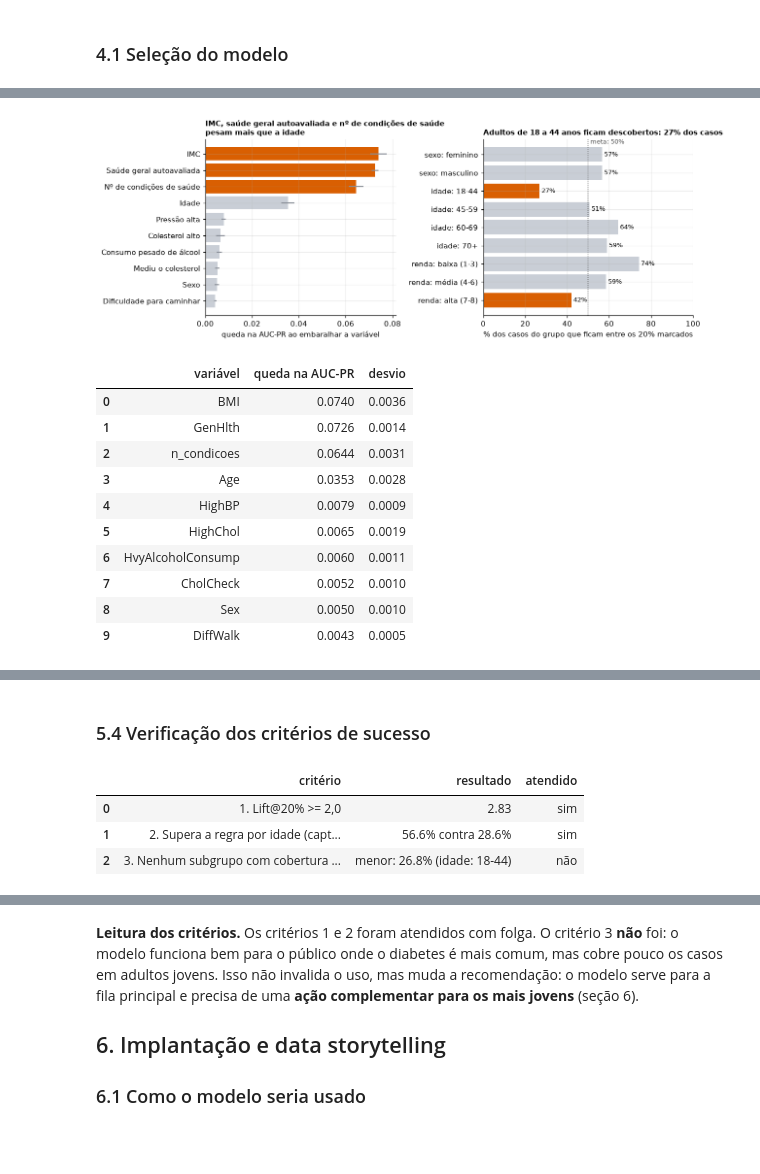
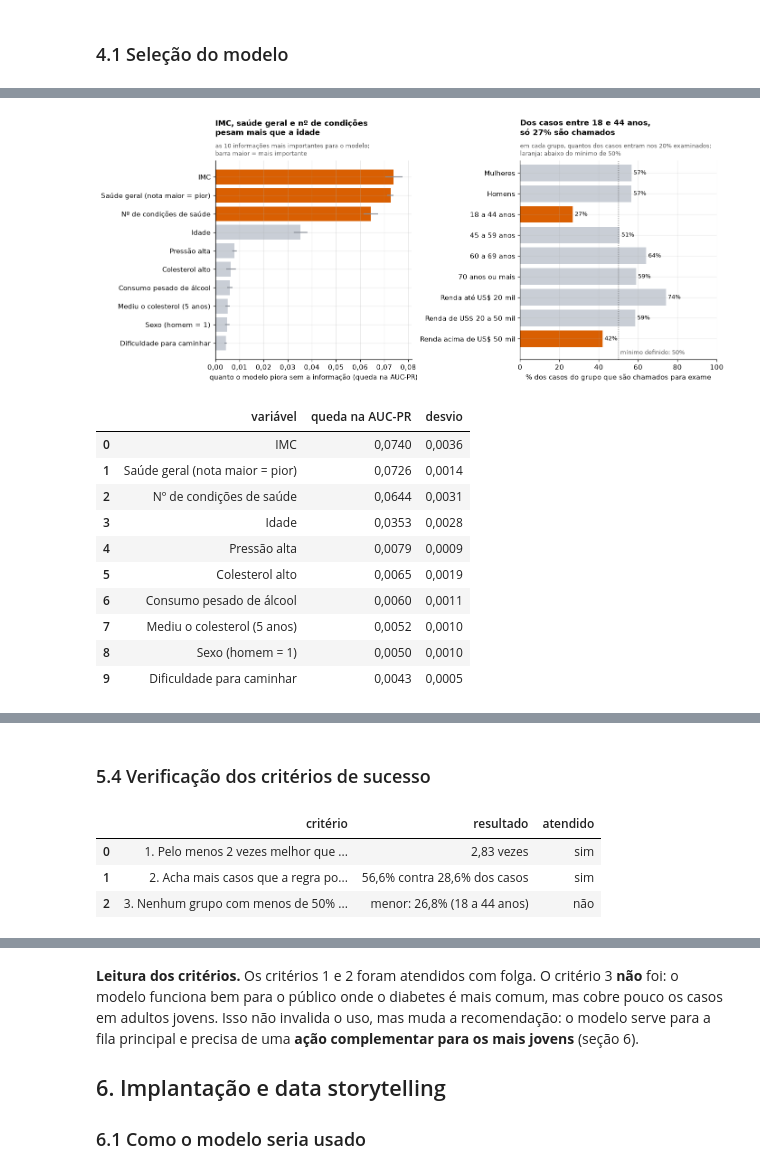
Before and after one commit to CodePenguinsCorp/diabetes-crisp-dm, a Jupyter notebook: Diabetes_CRISP-DM.ipynb, the cells around one changed output, grey strips where cells are left out. Cells and saved outputs as stored; diff of their text form; code cells hidden in the pictures; blank space fills up the shorter version.

```diff
--- a/Diabetes_CRISP-DM.ipynb
+++ b/Diabetes_CRISP-DM.ipynb
@@ -409,12 +447,12 @@ def nota_regra_idade(X_):
 candidatos = {
     "Base ingênua": DummyClassifier(strategy="prior"),
     "Regressão logística": make_pipeline(StandardScaler(), LogisticRegression(max_iter=1000)),
-    "Random forest": RandomForestClassifier(n_estimators=300, min_samples_leaf=40, max_features="sqrt", n_jobs=-1, random_state=SEED),
+    "Floresta aleatória": RandomForestClassifier(n_estimators=300, min_samples_leaf=40, max_features="sqrt", n_jobs=-1, random_state=SEED),
 }
 for lr in (0.05, 0.1):
     for folhas in (15, 31):
         for l2 in (0.0, 5.0):
-            candidatos[f"HGB lr={lr} folhas={folhas} l2={l2}"] = HistGradientBoostingClassifier(
+            candidatos[f"Boosting (taxa {br(lr, 2)}; {folhas} folhas; L2 {l2:.0f})"] = HistGradientBoostingClassifier(
                 learning_rate=lr, max_leaf_nodes=folhas, l2_regularization=l2, max_iter=400,
                 early_stopping=True, validation_fraction=0.1, n_iter_no_change=20, random_state=SEED)
 
@@ -427,5 +465,5 @@ for nome, modelo in candidatos.items():
 
 tab_val = pd.DataFrame(resultados_val).T.sort_values("AUC-PR", ascending=False)
 tab_val.to_csv(RES / "metricas_validacao.csv")
-display(tab_val.style.format("{:.4f}"))
+display(tab_val.rename(columns=METRICAS_PT).style.format("{:.4f}", **BR))
 # %% [output]
@@ -572,66 +621,69 @@ A importância por permutação mede quanto a AUC-PR cai quando uma variável é
 amostra = RNG.choice(len(y_te), 25000, replace=False)
 perm = permutation_importance(final, X_te.iloc[amostra], y_te[amostra], scoring="average_precision",
                               n_repeats=5, random_state=SEED, n_jobs=-1)
-NOMES_PT = {"BMI": "IMC", "GenHlth": "Saúde geral autoavaliada", "n_condicoes": "Nº de condições de saúde", "Age": "Idade",
-            "HighBP": "Pressão alta", "HighChol": "Colesterol alto", "HvyAlcoholConsump": "Consumo pesado de álcool",
-            "CholCheck": "Mediu o colesterol", "Sex": "Sexo", "DiffWalk": "Dificuldade para caminhar", "Income": "Renda",
-            "Education": "Escolaridade", "PhysHlth": "Dias de saúde física ruim", "MentHlth": "Dias de saúde mental ruim",
-            "Smoker": "Fumante", "Stroke": "AVC", "HeartDiseaseorAttack": "Doença do coração", "PhysActivity": "Atividade física",
-            "Fruits": "Come frutas", "Veggies": "Come verduras", "AnyHealthcare": "Tem cobertura de saúde", "NoDocbcCost": "Evitou médico por custo"}
 imp = pd.DataFrame({"variável": FEATURES, "queda na AUC-PR": perm.importances_mean, "desvio": perm.importances_std})
 imp = imp.sort_values("queda na AUC-PR", ascending=False).reset_index(drop=True)
 imp.to_csv(RES / "importancia_variaveis.csv", index=False)
 
 # Subgrupos: mesma nota de corte global (20% de maior nota no teste)
 corte = np.sort(nota_te)[::-1][int(np.ceil(len(y_te) * CAPACIDADE)) - 1]
 sub = X_te.copy()
 sub["y"], sub["marcado"] = y_te, nota_te >= corte
 sub["idade"] = pd.cut(sub["Age"], [0, 5, 8, 10, 13], labels=["18-44", "45-59", "60-69", "70+"])
 sub["renda"] = pd.cut(sub["Income"], [0, 3, 6, 8], labels=["baixa (1-3)", "média (4-6)", "alta (7-8)"])
 sub["sexo"] = sub["Sex"].map({0.0: "feminino", 1.0: "masculino"})
 linhas = []
 for col in ["sexo", "idade", "renda"]:
     for nome, g in sub.groupby(col, observed=True):
         casos = g["y"].sum()
         linhas.append({"grupo": f"{col}: {nome}", "pessoas": len(g), "prevalência": g["y"].mean(),
                        "% marcado": g["marcado"].mean(), "cobertura dos casos": g.loc[g["y"] == 1, "marcado"].mean(),
                        "precisão": g.loc[g["marcado"], "y"].mean() if g["marcado"].any() else np.nan})
 tab_sub = pd.DataFrame(linhas)
 tab_sub.to_csv(RES / "subgrupos.csv", index=False)
 
-fig, ax = plt.subplots(1, 2, figsize=(11.5, 4.4), gridspec_kw={"width_ratios": [1, 1.1]})
+ROTULO_GRUPO = {"sexo: feminino": "Mulheres", "sexo: masculino": "Homens", "idade: 18-44": "18 a 44 anos",
+                "idade: 45-59": "45 a 59 anos", "idade: 60-69": "60 a 69 anos", "idade: 70+": "70 anos ou mais",
+                "renda: baixa (1-3)": "Renda até US$ 20 mil", "renda: média (4-6)": "Renda de US$ 20 a 50 mil",
+                "renda: alta (7-8)": "Renda acima de US$ 50 mil"}
+fig, ax = plt.subplots(1, 2, figsize=(13, 5.2), gridspec_kw={"wspace": 0.55})
 top = imp.head(10).iloc[::-1]
 ax[0].barh(top["variável"].map(NOMES_PT), top["queda na AUC-PR"], xerr=top["desvio"],
            color=[CLARO] * 7 + [LARANJA] * 3, ecolor=CINZA)
-n1, n2, n3 = (NOMES_PT[v] for v in imp["variável"].head(3))
-ax[0].set_title(f"{n1}, {n2.lower()} e {n3.lower()}\npesam mais que a idade", loc="left", fontsize=10)
-ax[0].set_xlabel("queda na AUC-PR ao embaralhar a variável")
+ax[0].xaxis.set_major_formatter(matplotlib.ticker.FuncFormatter(lambda v, _: br(v, 2)))
+ax[0].set_xlabel("quanto o modelo piora sem a informação (queda na AUC-PR)")
+titulo(ax[0], "IMC, saúde geral e nº de condições\npesam mais que a idade",
+       "as 10 informações mais importantes para o modelo;\nbarra maior = mais importante")
 yy = np.arange(len(tab_sub))[::-1]
 ax[1].barh(yy, tab_sub["cobertura dos casos"] * 100, color=[LARANJA if v < 0.5 else CLARO for v in tab_sub["cobertura dos casos"]])
 ax[1].axvline(50, color="#555", ls=":", lw=1)
-ax[1].text(51, len(tab_sub) - 0.4, "meta: 50%", color="#555", fontsize=8.5)
+ax[1].text(51, -0.75, "mínimo definido: 50%", color="#555", fontsize=8.5)
 for yv, v in zip(yy, tab_sub["cobertura dos casos"]):
-    ax[1].text(v * 100 + 1, yv, f"{v:.0%}", va="center", fontsize=8.5)
+    ax[1].text(v * 100 + 1, yv, pct(v, 0), va="center", fontsize=8.5)
 ax[1].set_yticks(yy)
-ax[1].set_yticklabels(tab_sub["grupo"])
+ax[1].set_yticklabels(tab_sub["grupo"].map(ROTULO_GRUPO))
 ax[1].set_xlim(0, 100)
-ax[1].set_xlabel("% dos casos do grupo que ficam entre os 20% marcados")
-ax[1].set_title(f"Adultos de 18 a 44 anos ficam descobertos: {tab_sub.set_index('grupo').loc['idade: 18-44', 'cobertura dos casos']:.0%} dos casos", loc="left", fontsize=10)
-plt.tight_layout()
+ax[1].set_ylim(-1, len(tab_sub) - 0.4)
+ax[1].set_xlabel("% dos casos do grupo que são chamados para exame")
+menor = tab_sub.set_index("grupo").loc["idade: 18-44", "cobertura dos casos"]
+titulo(ax[1], f"Dos casos entre 18 e 44 anos,\nsó {pct(menor, 0)} são chamados",
+       "em cada grupo, quantos dos casos entram nos 20% examinados;\nlaranja: abaixo do mínimo de 50%")
 plt.savefig(RES / "05_importancia_subgrupos.png", bbox_inches="tight")
 plt.show()
-display(imp.head(10).style.format({"queda na AUC-PR": "{:.4f}", "desvio": "{:.4f}"}))
-display(tab_sub.style.format({"pessoas": "{:,.0f}", "prevalência": "{:.1%}", "% marcado": "{:.1%}", "cobertura dos casos": "{:.1%}", "precisão": "{:.1%}"}))
+display(imp.head(10).assign(variável=lambda d: d["variável"].map(NOMES_PT)).style.format({"queda na AUC-PR": "{:.4f}", "desvio": "{:.4f}"}, **BR))
+display(tab_sub.assign(grupo=tab_sub["grupo"].map(ROTULO_GRUPO))
+        .rename(columns={"% marcado": "% chamado para exame", "cobertura dos casos": "% dos casos chamados", "precisão": "acerto entre os chamados"})
+        .style.format({"pessoas": "{:,.0f}", "prevalência": "{:.1%}", "% chamado para exame": "{:.1%}", "% dos casos chamados": "{:.1%}", "acerto entre os chamados": "{:.1%}"}, **BR))
 # %% [output]
-[figure, old version]
+[figure, new version]
 |  | variável | queda na AUC-PR | desvio |
-| 0 | BMI | 0.0740 | 0.0036 |
-| 1 | GenHlth | 0.0726 | 0.0014 |
-| 2 | n_condicoes | 0.0644 | 0.0031 |
-| 3 | Age | 0.0353 | 0.0028 |
-| 4 | HighBP | 0.0079 | 0.0009 |
-| 5 | HighChol | 0.0065 | 0.0019 |
-| 6 | HvyAlcoholConsump | 0.0060 | 0.0011 |
-| 7 | CholCheck | 0.0052 | 0.0010 |
-| 8 | Sex | 0.0050 | 0.0010 |
-| 9 | DiffWalk | 0.0043 | 0.0005 |
+| 0 | IMC | 0,0740 | 0,0036 |
+| 1 | Saúde geral (nota maior = pior) | 0,0726 | 0,0014 |
+| 2 | Nº de condições de saúde | 0,0644 | 0,0031 |
+| 3 | Idade | 0,0353 | 0,0028 |
+| 4 | Pressão alta | 0,0079 | 0,0009 |
+| 5 | Colesterol alto | 0,0065 | 0,0019 |
+| 6 | Consumo pesado de álcool | 0,0060 | 0,0011 |
+| 7 | Mediu o colesterol (5 anos) | 0,0052 | 0,0010 |
+| 8 | Sexo (homem = 1) | 0,0050 | 0,0010 |
+| 9 | Dificuldade para caminhar | 0,0043 | 0,0005 |
@@ -653,17 +705,17 @@ cap_reg = captura_topo(y_te, nota_regra)[0]
 menor_cob = tab_sub["cobertura dos casos"].min()
 pior_grupo = tab_sub.loc[tab_sub["cobertura dos casos"].idxmin(), "grupo"]
 criterios = pd.DataFrame([
-    ("1. Lift@20% >= 2,0", f"{lift_mod:.2f}", lift_mod >= LIFT_MINIMO),
-    ("2. Supera a regra por idade (captura@20%)", f"{cap_mod:.1%} contra {cap_reg:.1%}", cap_mod > cap_reg),
-    ("3. Nenhum subgrupo com cobertura abaixo de 50%", f"menor: {menor_cob:.1%} ({pior_grupo})", menor_cob >= 0.5),
+    ("1. Pelo menos 2 vezes melhor que o acaso", f"{br(lift_mod, 2)} vezes", lift_mod >= LIFT_MINIMO),
+    ("2. Acha mais casos que a regra por idade", f"{pct(cap_mod)} contra {pct(cap_reg)} dos casos", cap_mod > cap_reg),
+    ("3. Nenhum grupo com menos de 50% dos casos chamados", f"menor: {pct(menor_cob)} ({ROTULO_GRUPO[pior_grupo]})", menor_cob >= 0.5),
 ], columns=["critério", "resultado", "atendido"])
 criterios["atendido"] = criterios["atendido"].map({True: "sim", False: "não"})
 display(criterios)
 # %% [output]
 |  | critério | resultado | atendido |
-| 0 | 1. Lift@20% >= 2,0 | 2.83 | sim |
-| 1 | 2. Supera a regra por idade (capt... | 56.6% contra 28.6% | sim |
-| 2 | 3. Nenhum subgrupo com cobertura ... | menor: 26.8% (idade: 18-44) | não |
+| 0 | 1. Pelo menos 2 vezes melhor que ... | 2,83 vezes | sim |
+| 1 | 2. Acha mais casos que a regra po... | 56,6% contra 28,6% dos casos | sim |
+| 2 | 3. Nenhum grupo com menos de 50% ... | menor: 26,8% (18 a 44 anos) | não |
 # %%
 g = tab_sub.set_index("grupo")
 display(Markdown(
```
Also changed, not shown: parts of 29 cells of this notebook, 11 other files.
